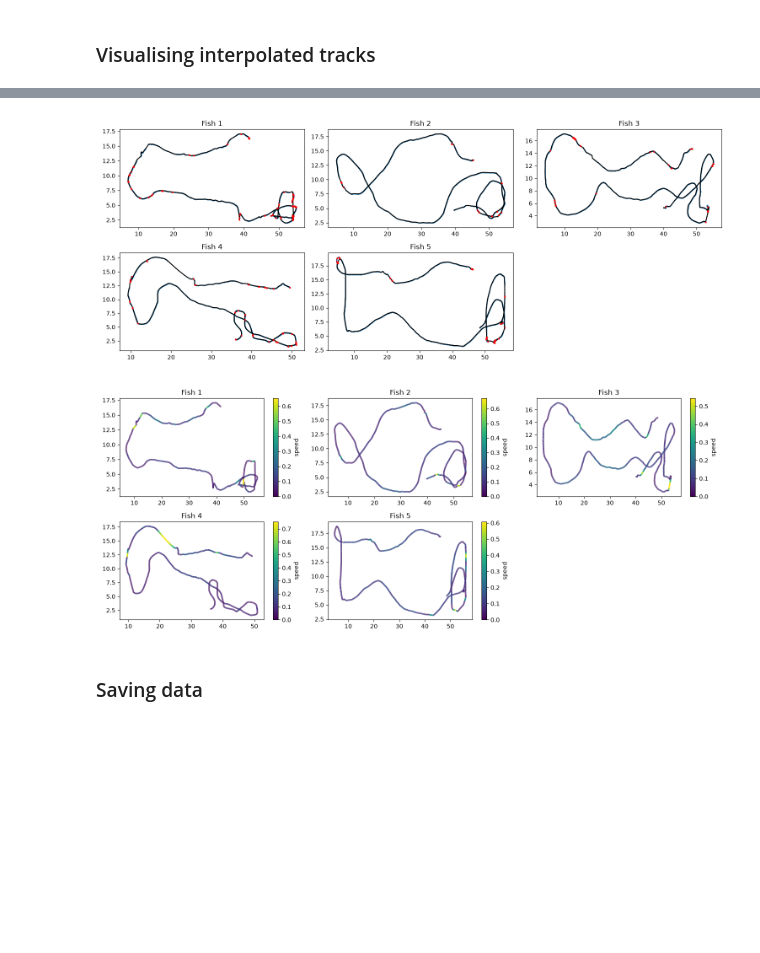
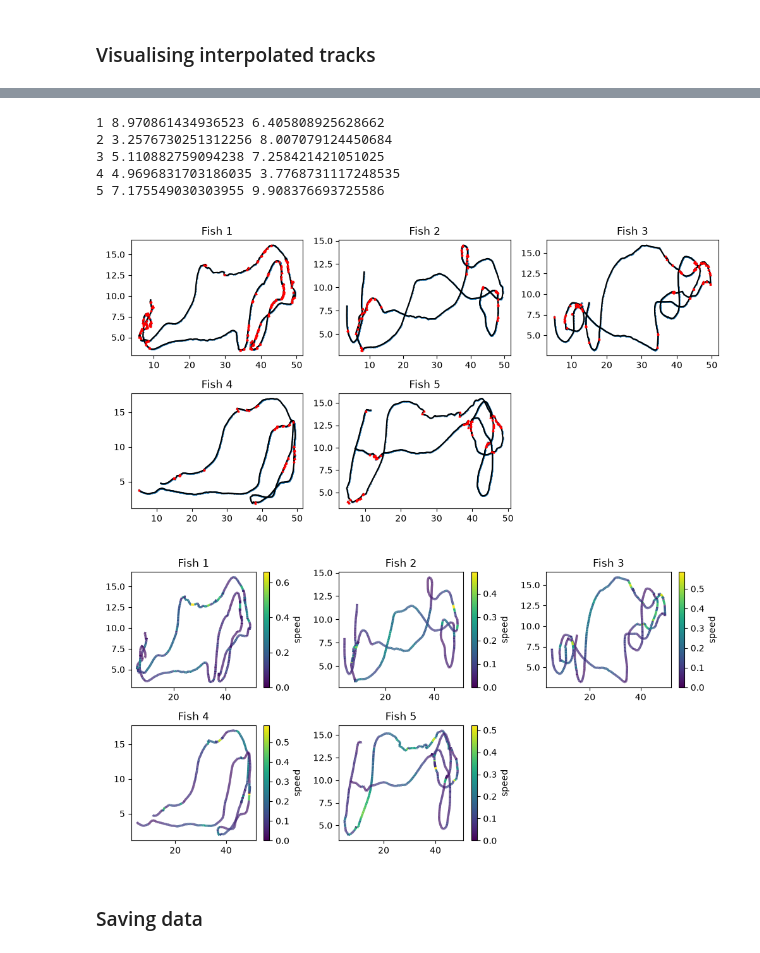
Before and after one commit to gamma1947/collective_escape_dynamics, a Jupyter notebook: relevant/trex_cleaning_pipeline.ipynb, the cells around one changed output, grey strips where cells are left out. Drawn from its saved outputs; the diff is of its cells as text; code cells hidden in the pictures; blank space fills up the shorter version.

Commit message:
angle spikes identifying made better

```diff
--- a/relevant/trex_cleaning_pipeline.ipynb
+++ b/relevant/trex_cleaning_pipeline.ipynb
@@ -15,7 +16,7 @@ from scipy.signal import savgol_filter
 ### Loading data
 # %%
 # loading data - the grand array
-file_path = Path('/home/hck03/Documents/MS_thesis/tracking_output/1c_4n_faulty/Clip0070_1C_4N_E3_8/data/grand_array.npy')
+file_path = Path('/home/hck03/Documents/MS_thesis/tracking_output/1c_4n_faulty/Clip0083_1C_4N_E8_10/data/grand_array.npy')
 parent_dir = file_path.resolve().parent
 data = np.load(file_path)
 no_of_fishes = data.shape[0]
@@ -25,7 +26,7 @@ data[np.isinf(data)] = np.nan
 # %% [markdown]
 ### Visualising the speeds - speedy trail
 # %%
-fig, ax = plt.subplots(2, 3, figsize=(15, 6))
+fig, ax = plt.subplots(2, 3, figsize=(12, 5))
 flat_axes = ax.flatten()
 
 fig.delaxes(flat_axes[5])
@@ -47,7 +48,7 @@ plt.show()
 ### Visualising corrections
 # %%
 # Blanketting alone suffices
-fig, ax = plt.subplots(2, 3, figsize=(15, 6))
+fig, ax = plt.subplots(2, 3, figsize=(12,5))
 flat_axes = ax.flatten()
 
 fig.delaxes(flat_axes[5])
@@ -58,7 +59,7 @@ for i in range(no_of_fishes):
     x = data[i, :, 0]
     y = data[i, :, 1]
 
-    x_med_corrected, y_med_corrected, x_med_smooth, y_med_smooth, frac = blanket(x, y,method="median", r=0.15)
+    x_med_corrected, y_med_corrected, x_med_smooth, y_med_smooth, frac = blanket(x, y,method="savgol", r=0.5)
     data_blanket[i, :, 0] = x_med_corrected
     data_blanket[i, :, 1] = y_med_corrected
 
@@ -88,7 +89,7 @@ Fraction of track retained for fish 5: 0.866
 ### Visualising interpolated tracks
 # %%
 # interpolating
-fig, ax = plt.subplots(2, 3, figsize=(15, 6))
+fig, ax = plt.subplots(2, 3, figsize=(12,5))
 flat_axes = ax.flatten()
 
 fig.delaxes(flat_axes[5])
@@ -118,45 +158,51 @@ plt.show()
 # %%
 # Removing angle spikes
-# %matplotlib widget
-fig, ax = plt.subplots(2,3, figsize=(15, 6))
+
+fig, ax = plt.subplots(2,3, figsize=(10, 5))
 flat_axes = ax.flatten()
 
 fig.delaxes(flat_axes[5])
 
 data_final_clean = np.zeros(data.shape)
 
 positions = data_final.copy()
 vectors = np.diff(positions, axis=1)
 
 for i in range(no_of_fishes):
     x_temp = data_final[i, :, 0].copy()
     y_temp = data_final[i, :, 1].copy()
     vec_temp = np.squeeze(vectors[i,:,:]).copy()
     # flat_axes[i].plot(x_temp, y_temp, alpha=1)
     angle_spikes_temp = detect_angle_spikes(vec_temp, angle_threshold=0.0)
-    angle_spikes_temp[0], angle_spikes_temp[-1] = True, True
+    # angle_spikes_temp[0], angle_spikes_temp[-1] = False, False
     x_temp_clean, y_temp_clean = clean_angle_spikes(x_temp, y_temp, angle_spikes_temp, vec_temp)
 
-    x_interp_c = pd.Series(x_temp_clean).interpolate(method='pchip').to_numpy()
-    y_interp_c = pd.Series(y_temp_clean).interpolate(method='pchip').to_numpy()
+    x_interp_c = pd.Series(x_temp_clean).interpolate(method='pchip', limit_area='inside').to_numpy()
+    y_interp_c = pd.Series(y_temp_clean).interpolate(method='pchip', limit_area='inside').to_numpy()
 
     data_final_clean[i, :, 0] = x_interp_c
     data_final_clean[i, :, 1] = y_interp_c
     flat_axes[i].plot(x_temp, y_temp, color='k', alpha=0.2)
-    flat_axes[i].scatter(x_temp, y_temp, alpha=1, s=0.5)
+    flat_axes[i].scatter(x_temp, y_temp, alpha=1, s=0.4)
+    print(i+1, x_temp[-1], y_temp[-1])
     flat_axes[i].plot(x_interp_c, y_interp_c, 'k')
     for j in angle_spikes_temp:
         flat_axes[i].plot(x_temp[j], y_temp[j], color='red', marker='^', markersize=2)
 
     flat_axes[i].set_title(f"Fish {i+1}")
 plt.tight_layout()
 plt.show()
 # %% [output]
+1 8.970861434936523 6.405808925628662
+2 3.2576730251312256 8.007079124450684
+3 5.110882759094238 7.258421421051025
+4 4.9696831703186035 3.7768731117248535
+5 7.175549030303955 9.908376693725586
-[figure, old version]
+[figure, new version]
 # %%
 ### Run if needed - speedy trail of the corrected data
 # interpolated plots speedy trails
-fig, ax = plt.subplots(2, 3, figsize=(15, 6))
+fig, ax = plt.subplots(2, 3, figsize=(10,5))
 flat_axes = ax.flatten()
 
 fig.delaxes(flat_axes[5])
@@ -171,7 +217,7 @@ for i in range(no_of_fishes):
 plt.tight_layout()
 plt.show()
 # %% [output]
-[figure, old version]
+[figure, new version]
 # %% [markdown]
 ### Saving data
 # %%
```
Also changed, not shown: parts of 6 cells of this notebook, 2 other files.
